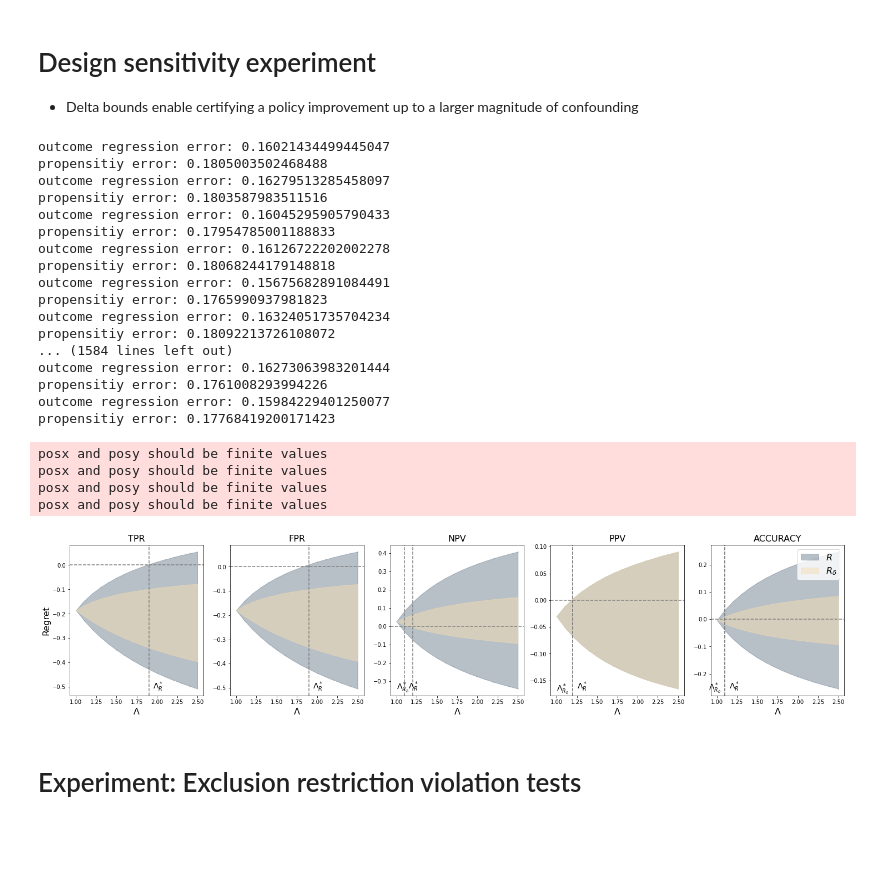
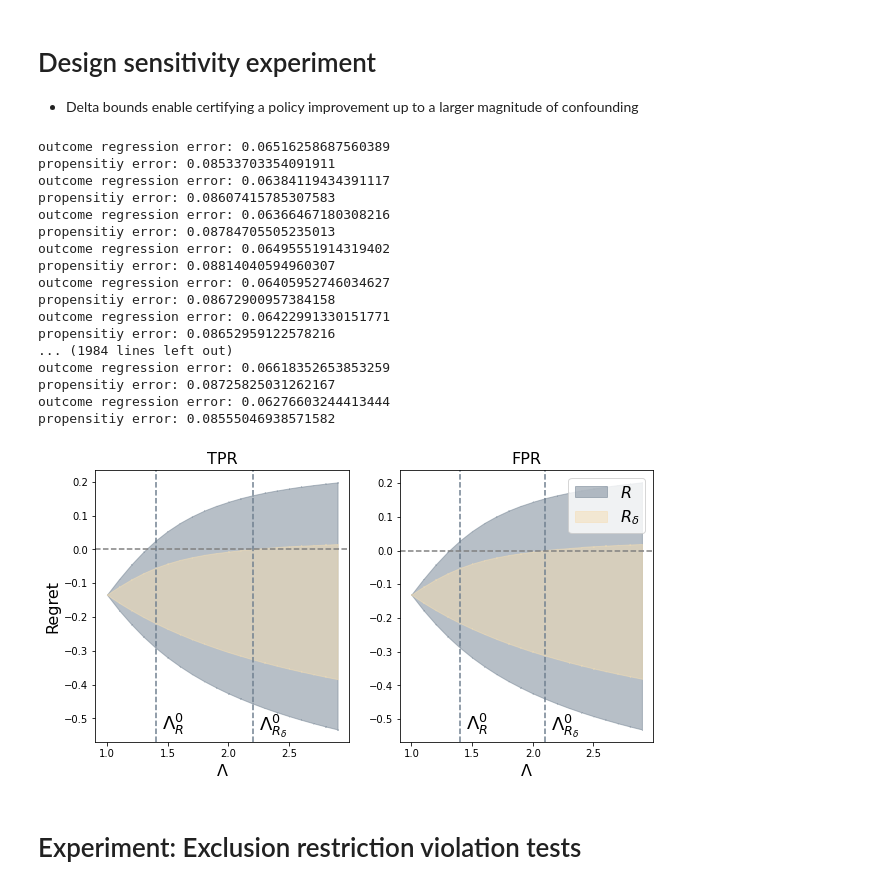
Before and after one commit to lguerdan/policy_comparison_under_confounding, a Jupyter notebook: synthetic_experiments_v2.ipynb, the cells around one changed output. Drawn from its saved outputs; the diff is of its cells as text; code cells hidden in the pictures; blank space fills up the shorter version.

```diff
--- a/synthetic_experiments_v2.ipynb
+++ b/synthetic_experiments_v2.ipynb
@@ -155,6 +170,7 @@ Text(0, 0.5, 'Coverage (%)')
 # %%
 Dx, Du = 5, 2
 nD = Dx+Du
+
 
 dgp = {
     'N': 10000,
@@ -166,38 +182,36 @@ dgp = {
     'z_coeffs':  4*np.random.rand(nD) - 2,
     'mu1_coeffs': 4*np.random.rand(nD) - 1,
     'mu0_coeffs': 4*np.random.rand(nD) - 2,
+    't_coeffs': 4*np.random.rand(nD) - 3,
     'lambda': 1.5,
-    'lambda_star': 1.1
+    'lambda_star': 1.1,
+    'uniform_pi': True
 }
 
 msm_dgp = set_dgp_config(dgp, 'MSM')
 data = generate_data(msm_dgp)
 # %%
-lambdas = np.arange(1, 2.6, .1)
+lambdas = np.arange(1, 3, .1)
 brdf = experiments.design_sensitivity_exp(dgp, data, lambdas, n_sims=10)
 plots.plot_design_sensitivity(brdf)
 # %% [output]
-outcome regression error: 0.16021434499445047
-propensitiy error: 0.1805003502468488
-outcome regression error: 0.16279513285458097
-propensitiy error: 0.1803587983511516
-outcome regression error: 0.16045295905790433
-propensitiy error: 0.17954785001188833
-outcome regression error: 0.16126722202002278
-propensitiy error: 0.18068244179148818
-outcome regression error: 0.15675682891084491
-propensitiy error: 0.1765990937981823
-outcome regression error: 0.16324051735704234
-propensitiy error: 0.18092213726108072
-... (1584 lines left out)
-outcome regression error: 0.16273063983201444
-propensitiy error: 0.1761008293994226
-outcome regression error: 0.15984229401250077
-propensitiy error: 0.17768419200171423
+outcome regression error: 0.06516258687560389
+propensitiy error: 0.08533703354091911
+outcome regression error: 0.06384119434391117
+propensitiy error: 0.08607415785307583
+outcome regression error: 0.06366467180308216
+propensitiy error: 0.08784705505235013
+outcome regression error: 0.06495551914319402
+propensitiy error: 0.08814040594960307
+outcome regression error: 0.06405952746034627
+propensitiy error: 0.08672900957384158
+outcome regression error: 0.06422991330151771
+propensitiy error: 0.08652959122578216
+... (1984 lines left out)
+outcome regression error: 0.06618352653853259
+propensitiy error: 0.08725825031262167
+outcome regression error: 0.06276603244413444
+propensitiy error: 0.08555046938571582
-posx and posy should be finite values
-posx and posy should be finite values
-posx and posy should be finite values
-posx and posy should be finite values
-[figure, old version]
+[figure, new version]
 # %% [markdown]
 # Experiment: Exclusion restriction violation tests
```
Also changed, not shown: parts of 18 cells of this notebook, 2 other files.
